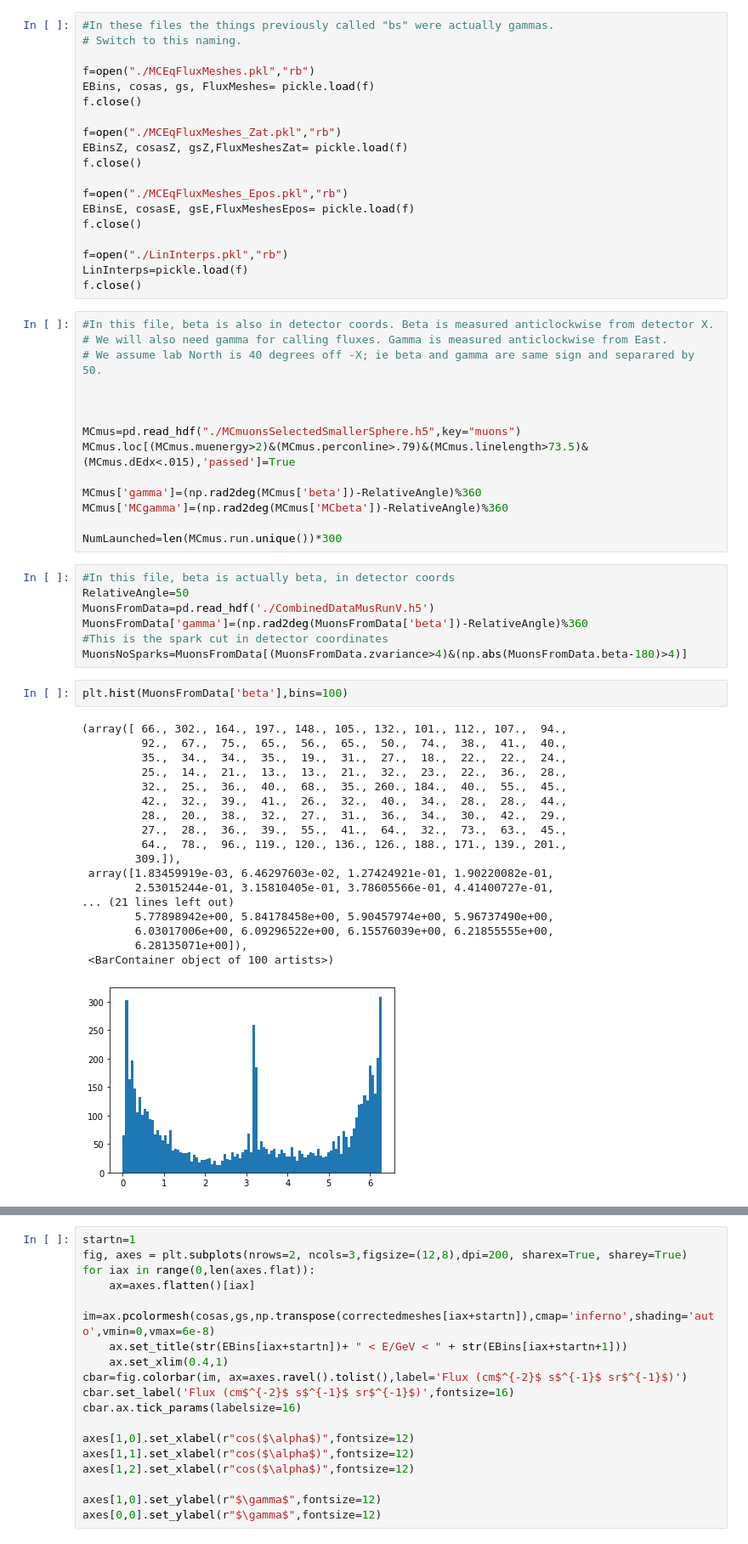
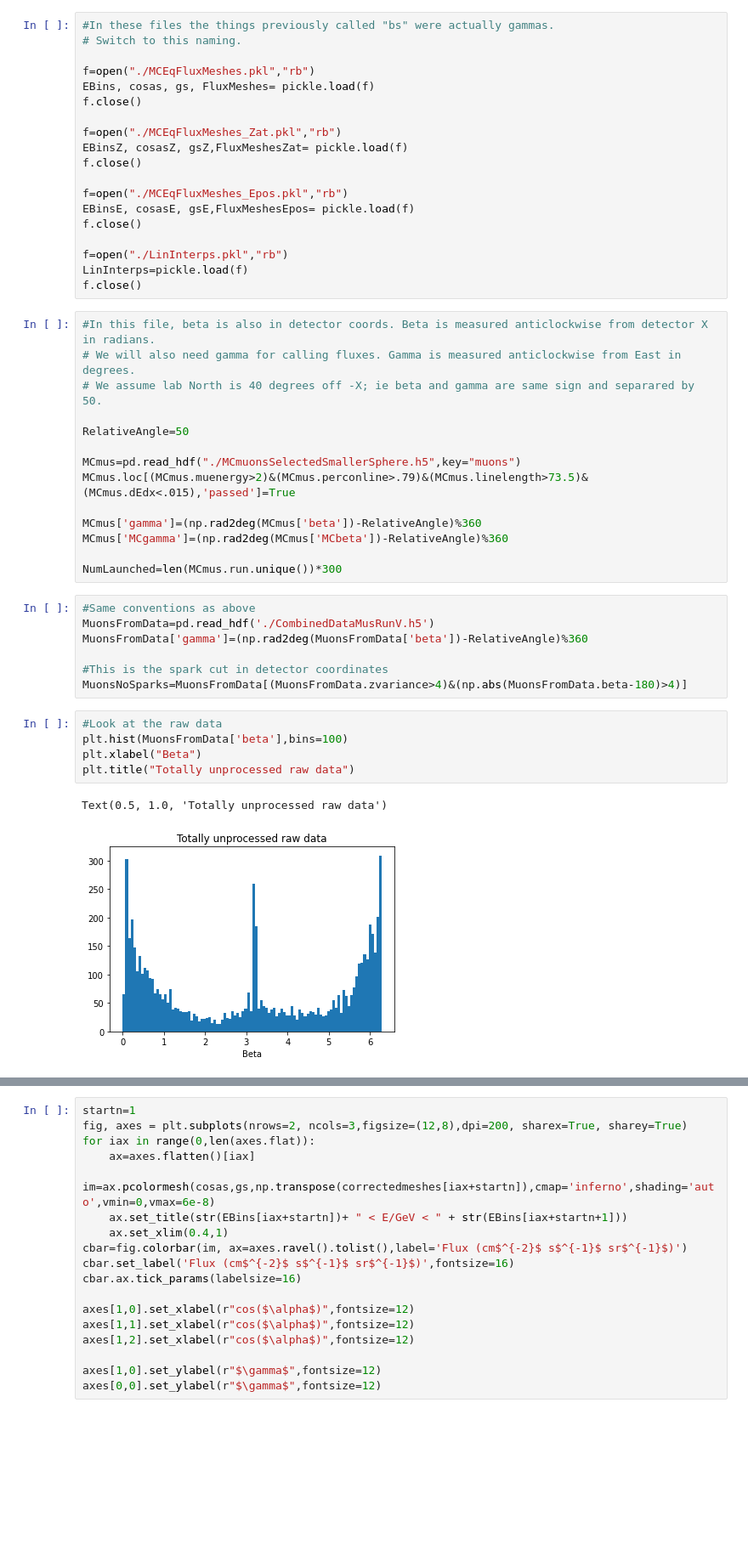
Before and after one commit to LeslieRogers/MuonPredictions, a Jupyter notebook: FluxPlots4.ipynb, the cells around one changed output, grey strips where cells are left out. Shown at 85% size. Cells and saved outputs as stored; diff of their text form; blank space fills up the shorter version.

```diff
--- a/FluxPlots4.ipynb
+++ b/FluxPlots4.ipynb
@@ -51,11 +51,11 @@ f=open("./LinInterps.pkl","rb")
 LinInterps=pickle.load(f)
 f.close()
 # %%
-#In this file, beta is also in detector coords. Beta is measured anticlockwise from detector X.
-# We will also need gamma for calling fluxes. Gamma is measured anticlockwise from East.
+#In this file, beta is also in detector coords. Beta is measured anticlockwise from detector X in radians.
+# We will also need gamma for calling fluxes. Gamma is measured anticlockwise from East in degrees.
 # We assume lab North is 40 degrees off -X; ie beta and gamma are same sign and separared by 50.
 
-
+RelativeAngle=50
 
 MCmus=pd.read_hdf("./MCmuonsSelectedSmallerSphere.h5",key="muons")
 MCmus.loc[(MCmus.muenergy>2)&(MCmus.perconline>.79)&(MCmus.linelength>73.5)&(MCmus.dEdx<.015),'passed']=True
@@ -65,31 +65,18 @@ MCmus['MCgamma']=(np.rad2deg(MCmus['MCbeta'])-RelativeAngle)%360
 
 NumLaunched=len(MCmus.run.unique())*300
 # %%
-#In this file, beta is actually beta, in detector coords
-RelativeAngle=50
+#Same conventions as above
 MuonsFromData=pd.read_hdf('./CombinedDataMusRunV.h5')
 MuonsFromData['gamma']=(np.rad2deg(MuonsFromData['beta'])-RelativeAngle)%360
+
 #This is the spark cut in detector coordinates
 MuonsNoSparks=MuonsFromData[(MuonsFromData.zvariance>4)&(np.abs(MuonsFromData.beta-180)>4)]
-# %%
-plt.hist(MuonsFromData['beta'],bins=100)
-# %% [output]
-(array([ 66., 302., 164., 197., 148., 105., 132., 101., 112., 107.,  94.,
-         92.,  67.,  75.,  65.,  56.,  65.,  50.,  74.,  38.,  41.,  40.,
-         35.,  34.,  34.,  35.,  19.,  31.,  27.,  18.,  22.,  22.,  24.,
-         25.,  14.,  21.,  13.,  13.,  21.,  32.,  23.,  22.,  36.,  28.,
-         32.,  25.,  36.,  40.,  68.,  35., 260., 184.,  40.,  55.,  45.,
-         42.,  32.,  39.,  41.,  26.,  32.,  40.,  34.,  28.,  28.,  44.,
-         28.,  20.,  38.,  32.,  27.,  31.,  36.,  34.,  30.,  42.,  29.,
-         27.,  28.,  36.,  39.,  55.,  41.,  64.,  32.,  73.,  63.,  45.,
-         64.,  78.,  96., 119., 120., 136., 126., 188., 171., 139., 201.,
-        309.]),
- array([1.83459919e-03, 6.46297603e-02, 1.27424921e-01, 1.90220082e-01,
-        2.53015244e-01, 3.15810405e-01, 3.78605566e-01, 4.41400727e-01,
-... (21 lines left out)
-        5.77898942e+00, 5.84178458e+00, 5.90457974e+00, 5.96737490e+00,
-        6.03017006e+00, 6.09296522e+00, 6.15576039e+00, 6.21855555e+00,
-        6.28135071e+00]),
- <BarContainer object of 100 artists>)
-[figure, removed]
+# %%
+#Look at the raw data
+plt.hist(MuonsFromData['beta'],bins=100)
+plt.xlabel("Beta")
+plt.title("Totally unprocessed raw data")
+# %% [output]
+Text(0.5, 1.0, 'Totally unprocessed raw data')
+[figure, added]
 # %%
```
Also changed, not shown: parts of 1 cell of this notebook.
